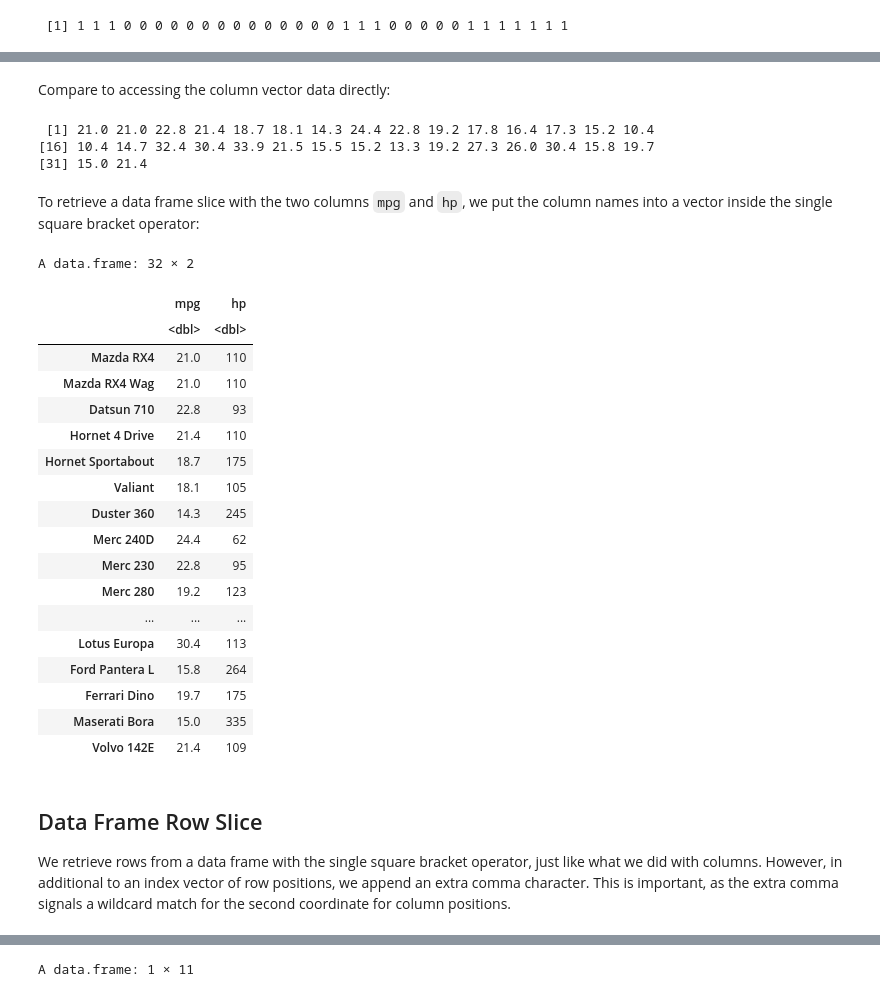
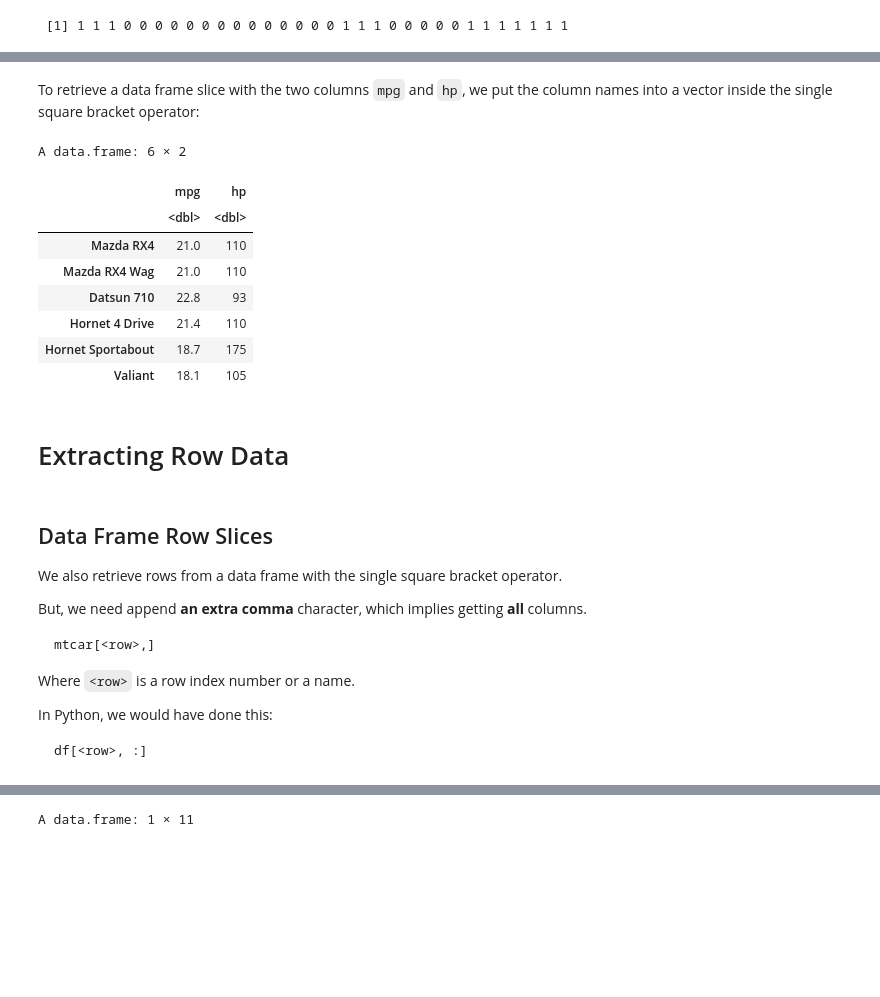
Before and after one commit to ontoligent/DS5100-book, a Jupyter notebook: notebooks/M10_RBasics/M10-04-DataFrames.ipynb, the cells around one changed output, grey strips where cells are left out. Saved outputs shown, nothing was run; the diff lists cells and outputs as text; code cells hidden in the pictures; blank space fills up the shorter version.

````diff
--- a/notebooks/M10_RBasics/M10-04-DataFrames.ipynb
+++ b/notebooks/M10_RBasics/M10-04-DataFrames.ipynb
@@ -217,42 +222,36 @@ A data.frame: 32 × 1
-# %% [markdown]
-Compare to accessing the column vector data directly:
-# %%
-mtcars[["mpg"]]
-# %% [output]
- [1] 21.0 21.0 22.8 21.4 18.7 18.1 14.3 24.4 22.8 19.2 17.8 16.4 17.3 15.2 10.4
-[16] 10.4 14.7 32.4 30.4 33.9 21.5 15.5 15.2 13.3 19.2 27.3 26.0 30.4 15.8 19.7
-[31] 15.0 21.4
 # %% [markdown]
 To retrieve a data frame slice with the two columns `mpg` and `hp`, we
 put the column names into a vector inside the single square bracket
 operator:
 # %%
-mtcars[c("mpg", "hp")]
+head(mtcars[c("mpg", "hp")])
 # %% [output]
-A data.frame: 32 × 2
+A data.frame: 6 × 2
 |  | mpg | hp |
 |  | <dbl> | <dbl> |
 | Mazda RX4 | 21.0 | 110 |
 | Mazda RX4 Wag | 21.0 | 110 |
 | Datsun 710 | 22.8 | 93 |
 | Hornet 4 Drive | 21.4 | 110 |
 | Hornet Sportabout | 18.7 | 175 |
 | Valiant | 18.1 | 105 |
-| Duster 360 | 14.3 | 245 |
-| Merc 240D | 24.4 | 62 |
-| Merc 230 | 22.8 | 95 |
-| Merc 280 | 19.2 | 123 |
-| ... | ... | ... |
-| Lotus Europa | 30.4 | 113 |
-| Ford Pantera L | 15.8 | 264 |
-| Ferrari Dino | 19.7 | 175 |
-| Maserati Bora | 15.0 | 335 |
-| Volvo 142E | 21.4 | 109 |
+# %% [markdown]
+# Extracting Row Data
 # %% [markdown]
-## Data Frame Row Slice
+## Data Frame Row Slices
 
-We retrieve rows from a data frame with the single square bracket
-operator, just like what we did with columns. However, in additional to
-an index vector of row positions, we append an extra comma character.
-This is important, as the extra comma signals a wildcard match for the
-second coordinate for column positions.
+We also retrieve rows from a data frame with the single square bracket operator.
+
+But, we need append **an extra comma** character, which implies getting **all** columns.
+
+```r
+mtcar[<row>,]
+```
+
+Where `<row>` is a row index number or a name.
+
+In Python, we would have done this:
+
+```python
+df[<row>, :]
+```
````
Also changed, not shown: parts of 79 cells of this notebook, 20 other files.
